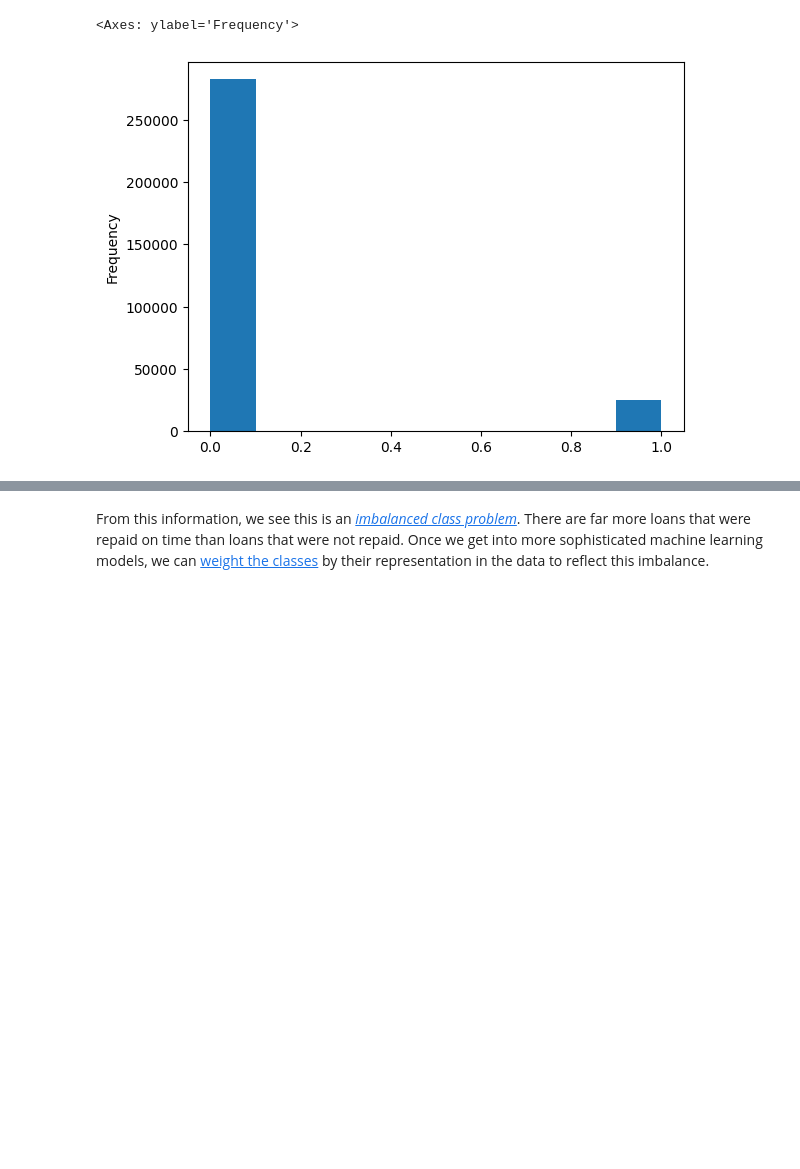
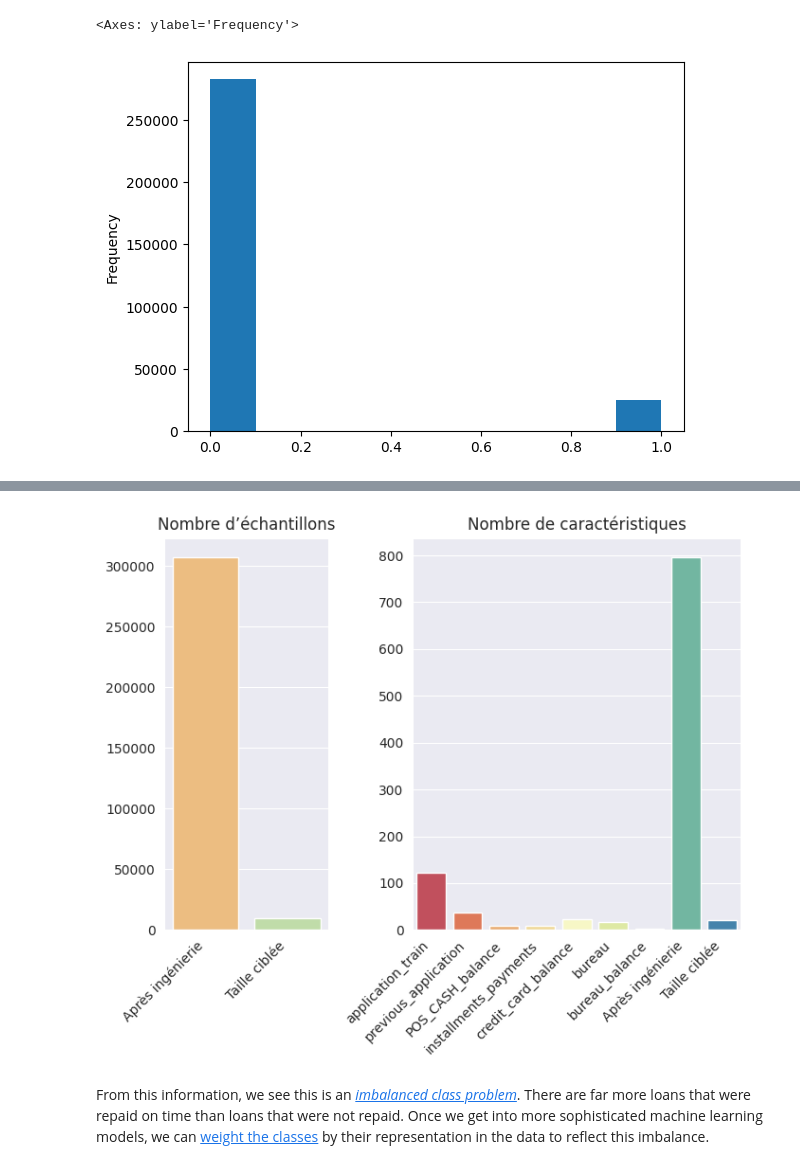
Before and after one commit to gabrielhermel/Home-Credit-Default-Risk, a Jupyter notebook: eda.ipynb, the cells around one changed output, grey strips where cells are left out. Drawn from its saved outputs; the diff is of its cells as text; code cells hidden in the pictures; blank space fills up the shorter version.

```diff
--- a/eda.ipynb
+++ b/eda.ipynb
@@ -85,3 +128,100 @@ app_train["TARGET"].astype(int).plot.hist()
+# %%
+import seaborn as sns
+import matplotlib.pyplot as plt
+import matplotlib.gridspec as gridspec
+
+train_df_shape = train_df.shape
+test_df_shape = test_df.shape
+bureau_shape = bureau.shape
+bb_shape = bb.shape
+prev_shape = prev.shape
+pos_shape = pos.shape
+ins_shape = ins.shape
+cc_shape = cc.shape
+engin_train_df_shape = (307507, 797)
+engin_test_df_shape = (48744, 797)
+df_shapes = {
+    "application_train": train_df_shape,
+    "application_test": test_df_shape,
+    "previous_application": prev_shape,
+    "POS_CASH_balance": pos_shape,
+    "installments_payments": ins_shape,
+    "credit_card_balance": cc_shape,
+    "bureau": bureau_shape,
+    "bureau_balance": bb_shape,
+    "train_df_w_engin_feats": engin_train_df_shape,
+    "test_df_w_engin_feats": engin_test_df_shape,
+}
+
+# Comparison of number of features
+raw_datasets = [key for key in df_shapes if "feats" not in key]
+feature_counts = {key: df_shapes[key][1] for key in raw_datasets}
+feature_counts["Targeted Reduced Set"] = 20
+
+# Comparison of number of samples
+sample_sizes = {
+    "Train Set (after FE)": df_shapes["train_df_w_engin_feats"][0],
+    "Recommended Size": 10000,  # Conservative estimate; adjust based on your constraints
+}
+
+# Comparison of number of features
+raw_datasets = [key for key in df_shapes if "feats" not in key and "test" not in key]
+feature_counts = {key: df_shapes[key][1] for key in raw_datasets}
+feature_counts["Train Set (after FE)"] = df_shapes["train_df_w_engin_feats"][1]
+feature_counts["Taille ciblée"] = 20
+
+# Translations
+titles = {"samples": "Nombre d’échantillons", "features": "Nombre de caractéristiques"}
+
+labels = {
+    "samples": "Nombre d’échantillons",
+    "features": "Nombre de caractéristiques",
+    "Train Set (after FE)": "Après ingénierie",
+    "Recommended Size": "Taille ciblée",
+}
+
+# Set up the figure and gridspec
+plt.figure(figsize=(7, 6))
+gs = gridspec.GridSpec(1, 2, width_ratios=[1, 2])
+
+# Plot for samples
+ax0 = plt.subplot(gs[0])
+sns.barplot(
+    x=list(sample_sizes.keys()),
+    y=list(sample_sizes.values()),
+    palette="Spectral",
+    ax=ax0,
+)
+ax0.set_title(titles["samples"], fontsize=12)
+# ax0.set_ylabel(labels['samples'])
+ax0.set_ylabel("")
+ax0.set_xticklabels(
+    [labels["Train Set (after FE)"], labels["Recommended Size"]],
+    rotation=45,
+    ha="right",
+)
+
+# Plot for features
+ax1 = plt.subplot(gs[1])
+sns.barplot(
+    x=list(feature_counts.keys()),
+    y=list(feature_counts.values()),
+    palette="Spectral",
+    ax=ax1,
+)
+ax1.set_title(titles["features"], fontsize=12)
+# ax1.set_ylabel(labels['features'])
+ax1.set_ylabel("")
+ax1.set_xticklabels(
+    [key if key not in labels else labels[key] for key in feature_counts.keys()],
+    rotation=45,
+    ha="right",
+)
+
+plt.tight_layout()
+plt.show()
+# %% [output]
+[figure, added]
 # %% [markdown]
 From this information, we see this is an [_imbalanced class problem_](http://www.chioka.in/class-imbalance-problem/). There are far more loans that were repaid on time than loans that were not repaid. Once we get into more sophisticated machine learning models, we can [weight the classes](http://xgboost.readthedocs.io/en/latest/parameter.html) by their representation in the data to reflect this imbalance.
 # %% [markdown]
```
Also changed, not shown: parts of 2 cells of this notebook, 9 other files.
